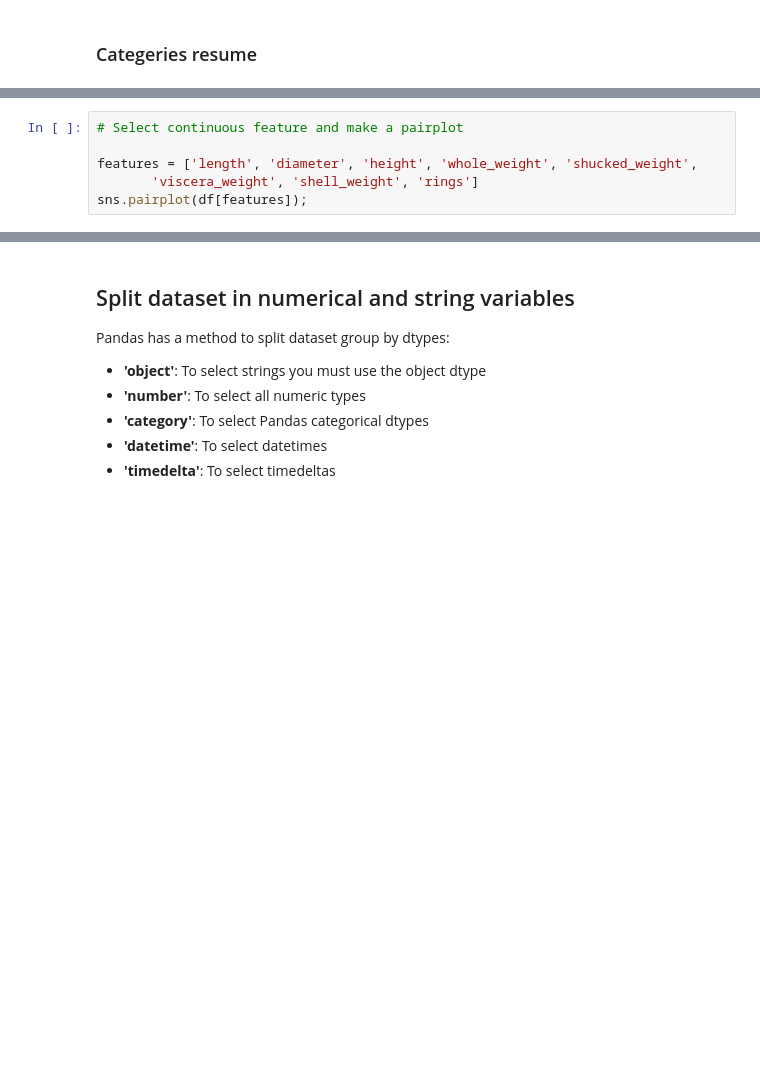
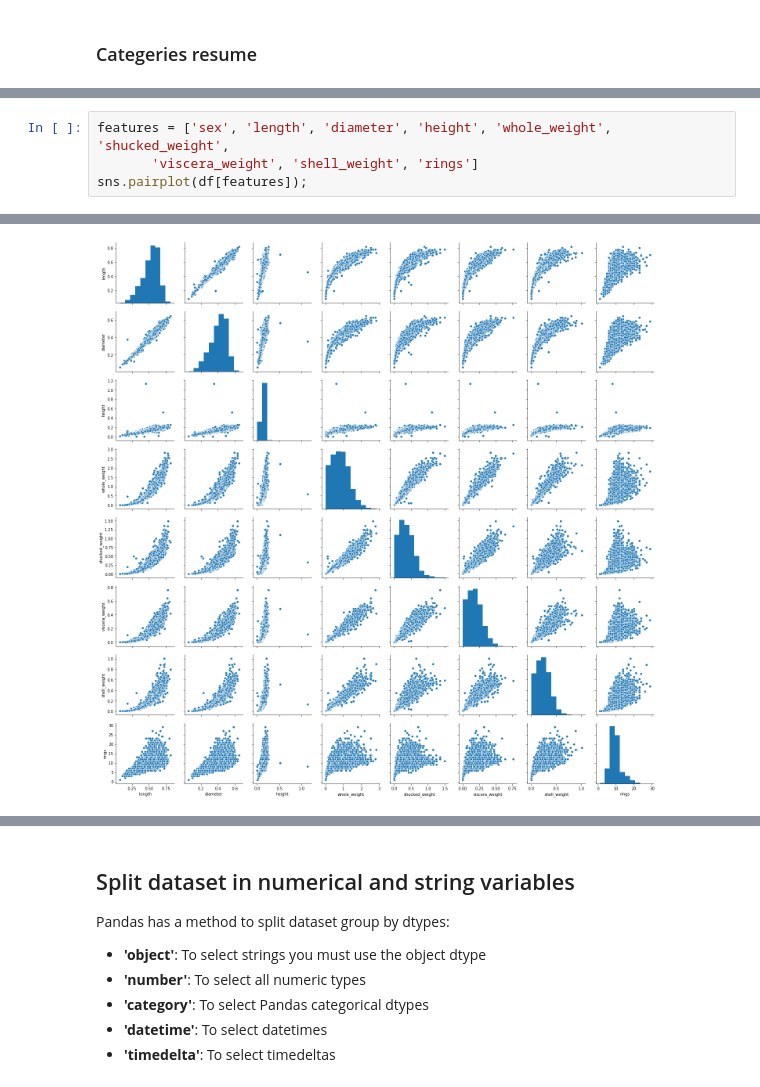
Before and after one commit to creyesp/houses-project, a Jupyter notebook: notebooks/Python_for_data_science.ipynb, the cells around one changed output, grey strips where cells are left out. Drawn from its saved outputs; the diff is of its cells as text; blank space fills up the shorter version.

```diff
--- a/notebooks/Python_for_data_science.ipynb
+++ b/notebooks/Python_for_data_science.ipynb
@@ -314,7 +327,5 @@ sns.relplot(
 # %%
-# Select continuous feature and make a pairplot
-
-features = ['length', 'diameter', 'height', 'whole_weight', 'shucked_weight',
+features = ['sex', 'length', 'diameter', 'height', 'whole_weight', 'shucked_weight',
        'viscera_weight', 'shell_weight', 'rings']
 sns.pairplot(df[features]);
 # %% [output]
@@ -323 +332,2 @@ sns.pairplot(df[features]);
+[figure, added]
 # %%
```
Also changed, not shown: parts of 59 cells of this notebook, 2 other files.
